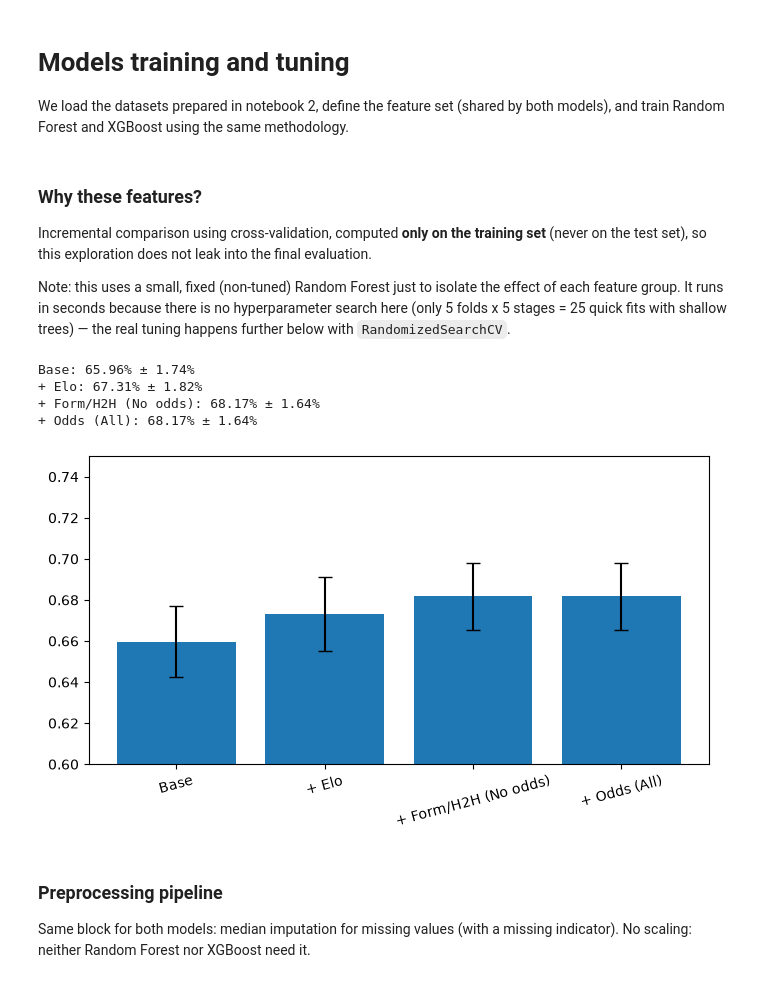
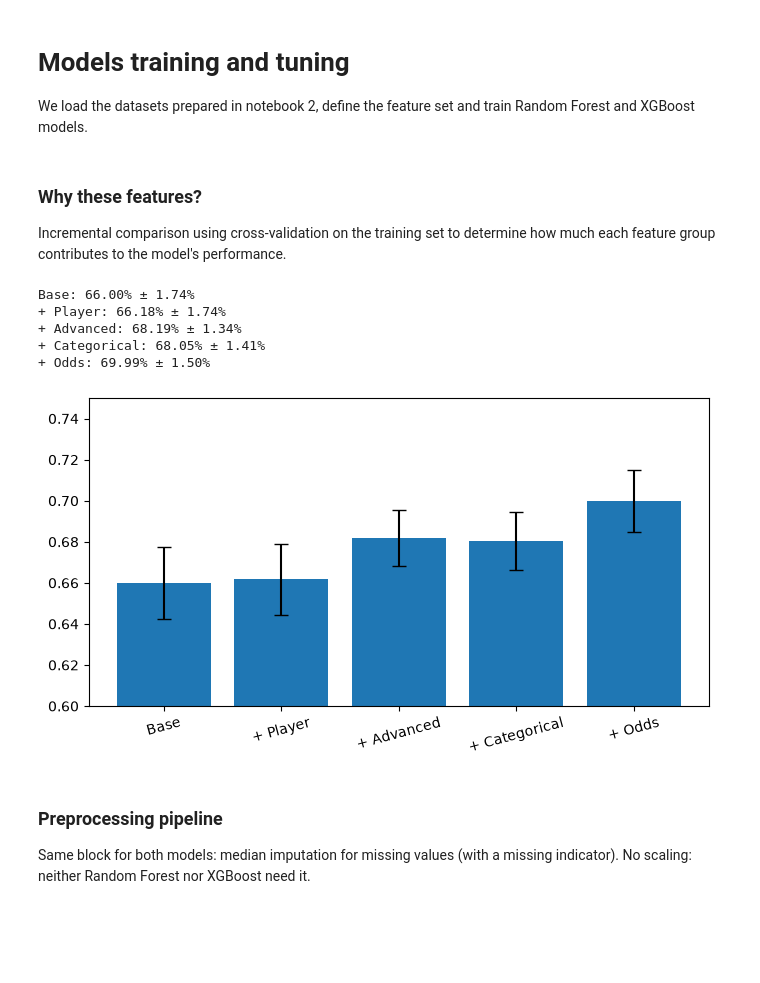
Before and after one commit to giovanni-quacchia/Tennis-prediction-project, a Jupyter notebook: notebooks/03_Models_training.ipynb, the cells around one changed output. Cells and saved outputs as stored; diff of their text form; code cells hidden in the pictures; blank space fills up the shorter version.

```diff
--- a/notebooks/03_Models_training.ipynb
+++ b/notebooks/03_Models_training.ipynb
@@ -1,7 +1,7 @@
 # %% [markdown]
 # Models training and tuning
 
-We load the datasets prepared in notebook 2, define the feature set (shared by both models), and train Random Forest and XGBoost using the same methodology.
+We load the datasets prepared in notebook 2, define the feature set and train Random Forest and XGBoost models.
 # %%
 """Import training and testing datasets"""
 import pandas as pd
@@ -49,48 +56,49 @@ y_train = train_df[target]
 # %% [markdown]
 ### Why these features?
 
-Incremental comparison using cross-validation, computed **only on the training set** (never on the test set), so this exploration does not leak into the final evaluation.
-
-Note: this uses a small, fixed (non-tuned) Random Forest just to isolate the effect of each feature group. It runs in seconds because there is no hyperparameter search here (only 5 folds x 5 stages = 25 quick fits with shallow trees) — the real tuning happens further below with `RandomizedSearchCV`.
+Incremental comparison using cross-validation on the training set to determine how much each feature group contributes to the model's performance.
 # %%
 from sklearn.model_selection import cross_val_score, TimeSeriesSplit
 from sklearn.ensemble import RandomForestClassifier
 from sklearn.pipeline import make_pipeline
 from sklearn.impute import SimpleImputer
 import matplotlib.pyplot as plt
 
+def evaluate_and_plot(stages, df):
+    """Evaluate features using TimeSeries CV and plot results."""
+    model = make_pipeline(SimpleImputer(strategy="median"), RandomForestClassifier(n_estimators=200, max_depth=6, n_jobs=-1))
+    cv = TimeSeriesSplit(n_splits=5)
+    means, stds = [], []
+
+    for name, feats in stages.items():
+        scores = cross_val_score(model, df[feats], df["y"], cv=cv, scoring="accuracy")
+        means.append(scores.mean())
+        stds.append(scores.std())
+        print(f"{name}: {scores.mean():.2%} ± {scores.std():.2%}")
+
+    plt.figure(figsize=(8, 4))
+    plt.bar(stages.keys(), means, yerr=stds, capsize=5)
+    plt.ylim(0.6, 0.75)
+    plt.xticks(rotation=15)
+    plt.show()
+
+# --- Execution ---
 feature_stages = {
-    "Base": ["Rank_Log_Ratio", "Points_Log_Ratio"],
-    "+ Elo": ["Elo_Diff", "Surface_Elo_Diff"],
-    "+ Form/H2H (No odds)": [f for f in features if f != "Odds_Diff"],
-    "+ Odds (All)": features,
+    "Base": simple_features,
+    "+ Player": simple_features + player_features,
+    "+ Advanced": simple_features + player_features + optimized_features,
+    "+ Categorical": features_no_odds,
+    "+ Odds": features_with_odds,
 }
 
-cv = TimeSeriesSplit(n_splits=5)
-results = {}
-
-for name, feats in feature_stages.items():
-    model = make_pipeline(
-        SimpleImputer(strategy="median", add_indicator=True),
-        RandomForestClassifier(n_estimators=200, max_depth=6, random_state=42, n_jobs=-1)
-    )
-    scores = cross_val_score(model, train_df[feats], train_df["y"], cv=cv, scoring="accuracy")
-    results[name] = (scores.mean(), scores.std())
-    print(f"{name}: {scores.mean():.2%} ± {scores.std():.2%}")
-
-# Plot
-names, means, stds = results.keys(), [v[0] for v in results.values()], [v[1] for v in results.values()]
-plt.figure(figsize=(8, 4))
-plt.bar(names, means, yerr=stds, capsize=5)
-plt.ylim(0.6, 0.75)
-plt.xticks(rotation=15)
-plt.show()
+evaluate_and_plot(feature_stages, train_df)
 # %% [output]
-Base: 65.96% ± 1.74%
-+ Elo: 67.31% ± 1.82%
-+ Form/H2H (No odds): 68.17% ± 1.64%
-+ Odds (All): 68.17% ± 1.64%
+Base: 66.00% ± 1.74%
++ Player: 66.18% ± 1.74%
++ Advanced: 68.19% ± 1.34%
++ Categorical: 68.05% ± 1.41%
++ Odds: 69.99% ± 1.50%
-[figure, old version]
+[figure, new version]
 # %% [markdown]
 ### Preprocessing pipeline
 
```
Also changed, not shown: parts of 5 cells of this notebook, 17 other files.
